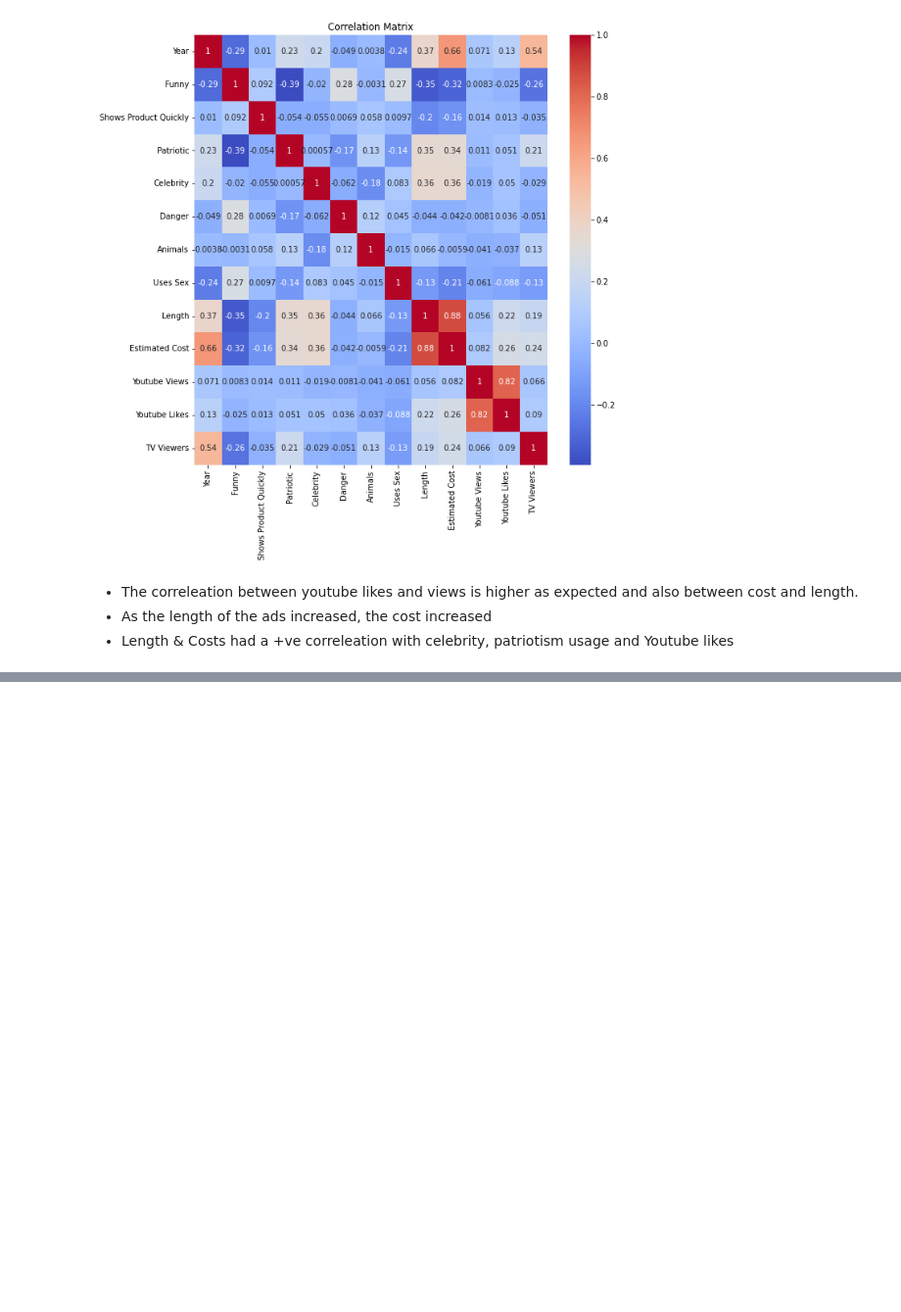
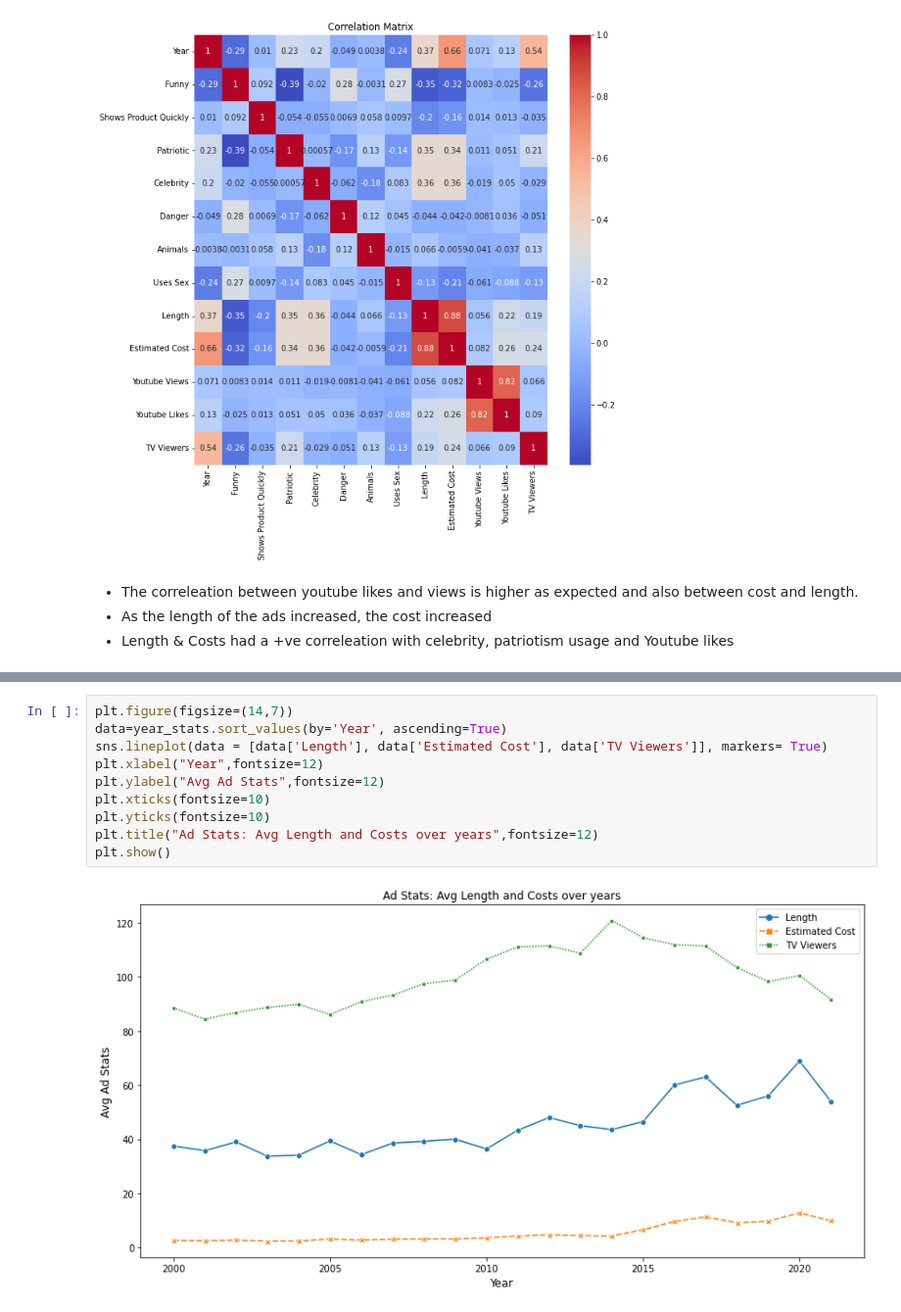
Before and after one commit to prabhuparthiban/Superbowl_Commercials_Challenge, a Jupyter notebook: superbowl.ipynb, the cells around one changed output, grey strips where cells are left out. Shown at 98% size. Saved outputs shown, nothing was run; the diff lists cells and outputs as text; blank space fills up the shorter version.

```diff
--- a/superbowl.ipynb
+++ b/superbowl.ipynb
@@ -458,0 +472,12 @@ plt.show()
+# %%
+plt.figure(figsize=(14,7))
+data=year_stats.sort_values(by='Year', ascending=True)
+sns.lineplot(data = [data['Length'], data['Estimated Cost'], data['TV Viewers']], markers= True)
+plt.xlabel("Year",fontsize=12)
+plt.ylabel("Avg Ad Stats",fontsize=12)
+plt.xticks(fontsize=10)
+plt.yticks(fontsize=10)
+plt.title("Ad Stats: Avg Length and Costs over years",fontsize=12)
+plt.show()
+# %% [output]
+[figure, added]
```
Also changed, not shown: parts of 17 cells of this notebook.
